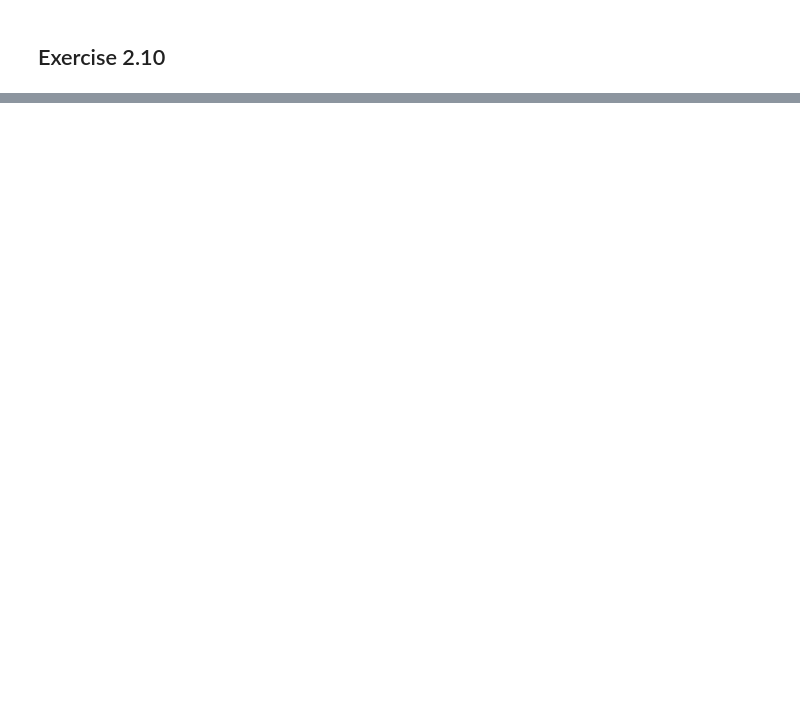
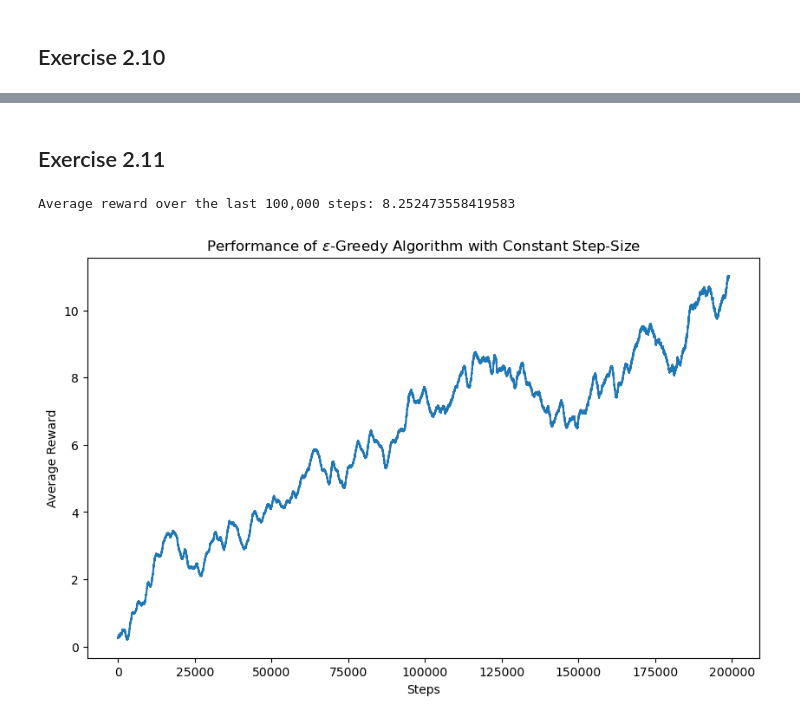
Before and after one commit to ruddyscent/rlbook, a Jupyter notebook: ch02/solution.ipynb, the cells around one changed output, grey strips where cells are left out. Saved outputs shown, nothing was run; the diff lists cells and outputs as text; code cells hidden in the pictures; blank space fills up the shorter version.

```diff
--- a/ch02/solution.ipynb
+++ b/ch02/solution.ipynb
@@ -424,0 +519,59 @@ By controlling the exploration parameter $ c $, we can make the spike less promi
+# %% [markdown]
+## Exercise 2.11
+# %%
+import numpy as np
+import matplotlib.pyplot as plt
+
+# Parameters
+num_actions = 10
+num_steps = 200000
+alpha = 0.1
+epsilon = 0.1
+
+# Nonstationary bandit problem
+class NonstationaryBandit:
+    def __init__(self, num_actions):
+        self.num_actions = num_actions
+        self.q_true = np.zeros(num_actions)
+
+    def step(self, action):
+        reward = np.random.randn() + self.q_true[action]
+        self.q_true += np.random.normal(0, 0.01, self.num_actions) # True rewards change slowly
+        return reward
+
+# Epsilon-greedy algorithm with constant step-size
+def epsilon_greedy_bandit(alpha, epsilon, num_actions, num_steps):
+    bandit = NonstationaryBandit(num_actions)
+    q_estimates = np.zeros(num_actions)
+    rewards = np.zeros(num_steps)
+
+    for step in range(num_steps):
+        if np.random.rand() < epsilon:
+            action = np.random.choice(num_actions)
+        else:
+            action = np.argmax(q_estimates)
+
+        reward = bandit.step(action)
+        q_estimates[action] += alpha * (reward - q_estimates[action])
+        rewards[step] = reward
+
+    return rewards
+
+# Run the simulation
+rewards = epsilon_greedy_bandit(alpha, epsilon, num_actions, num_steps)
+
+# Calculate average reward over the last 100,000 steps
+average_reward_last_100k = np.mean(rewards[-100000:])
+
+print(f"Average reward over the last 100,000 steps: {average_reward_last_100k}")
+
+# Plotting the results
+plt.figure(figsize=(10, 6))
+plt.plot(np.convolve(rewards, np.ones(1000)/1000, mode='valid'))
+plt.xlabel('Steps')
+plt.ylabel('Average Reward')
+plt.title('Performance of $\epsilon$-Greedy Algorithm with Constant Step-Size')
+plt.show()
+# %% [output]
+Average reward over the last 100,000 steps: 8.252473558419583
+[figure, added]
```
Also changed, not shown: parts of 2 cells of this notebook, 2 other files.
